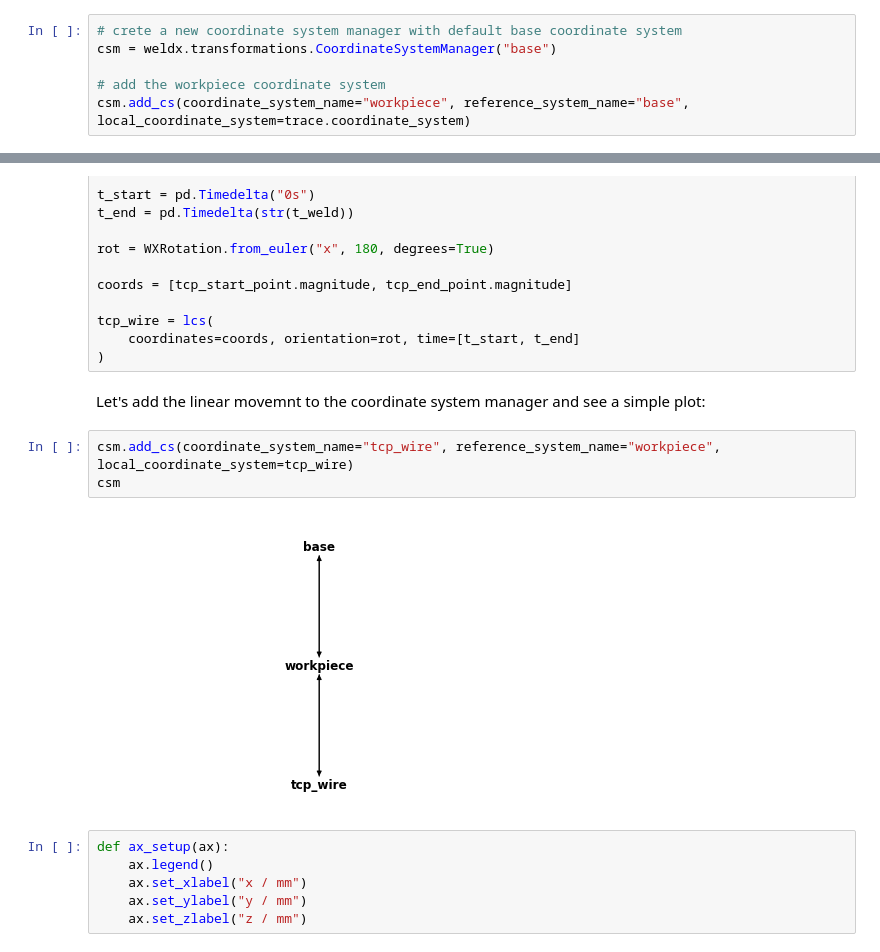
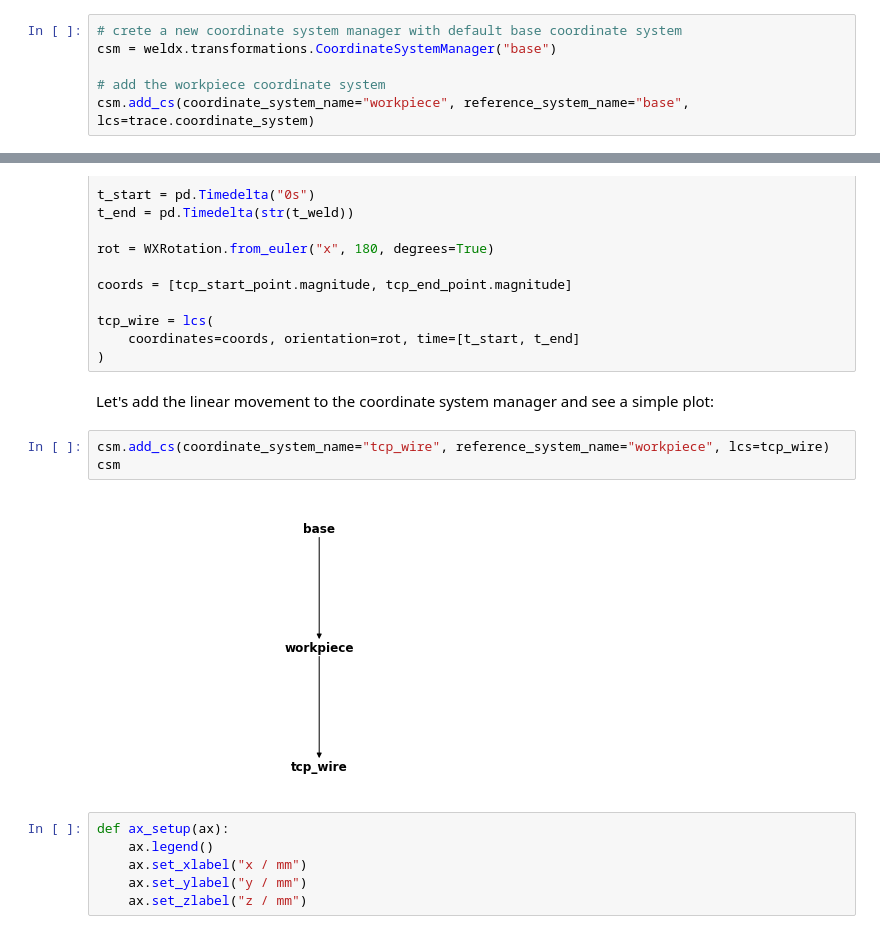
Before and after one commit to BAMWelDX/weldx, a Jupyter notebook: tutorials/welding_example_02_weaving.ipynb, the cells around one changed output, grey strips where cells are left out. Saved outputs shown, nothing was run; the diff lists cells and outputs as text.

```diff
--- a/tutorials/welding_example_02_weaving.ipynb
+++ b/tutorials/welding_example_02_weaving.ipynb
@@ -71,7 +71,7 @@ geometry_data_sp = geometry.rasterize(
 csm = weldx.transformations.CoordinateSystemManager("base")
 
 # add the workpiece coordinate system
-csm.add_cs(coordinate_system_name="workpiece", reference_system_name="base", local_coordinate_system=trace.coordinate_system)
+csm.add_cs(coordinate_system_name="workpiece", reference_system_name="base", lcs=trace.coordinate_system)
 # %% [markdown]
 ## Movement definitions
 Like in the previous example we start by defining the general linear movement along the weld seam with a constant welding speed.
@@ -94,12 +94,12 @@ tcp_wire = lcs(
     coordinates=coords, orientation=rot, time=[t_start, t_end]
 )
 # %% [markdown]
-Let's add the linear movemnt to the coordinate system manager and see a simple plot:
+Let's add the linear movement to the coordinate system manager and see a simple plot:
 # %%
-csm.add_cs(coordinate_system_name="tcp_wire", reference_system_name="workpiece", local_coordinate_system=tcp_wire)
+csm.add_cs(coordinate_system_name="tcp_wire", reference_system_name="workpiece", lcs=tcp_wire)
 csm
 # %% [output]
-[figure, old version]
+[figure, new version]
 # %%
 def ax_setup(ax):
     ax.legend()
```
Also changed, not shown: parts of 6 cells of this notebook.
